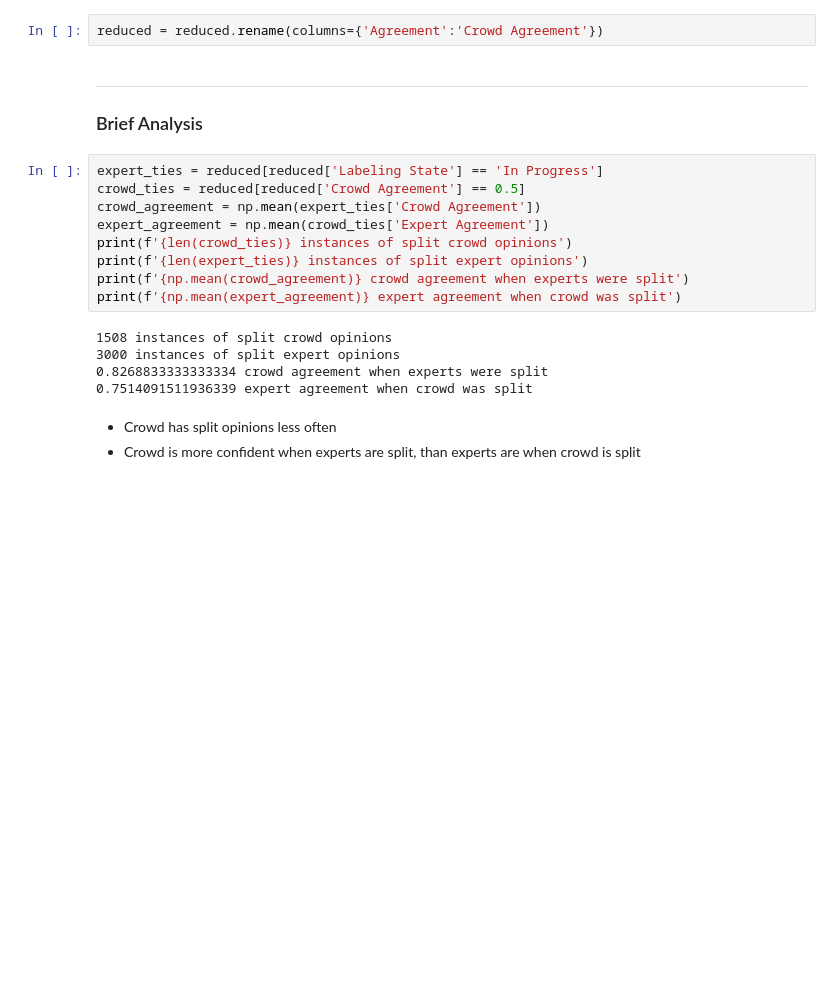
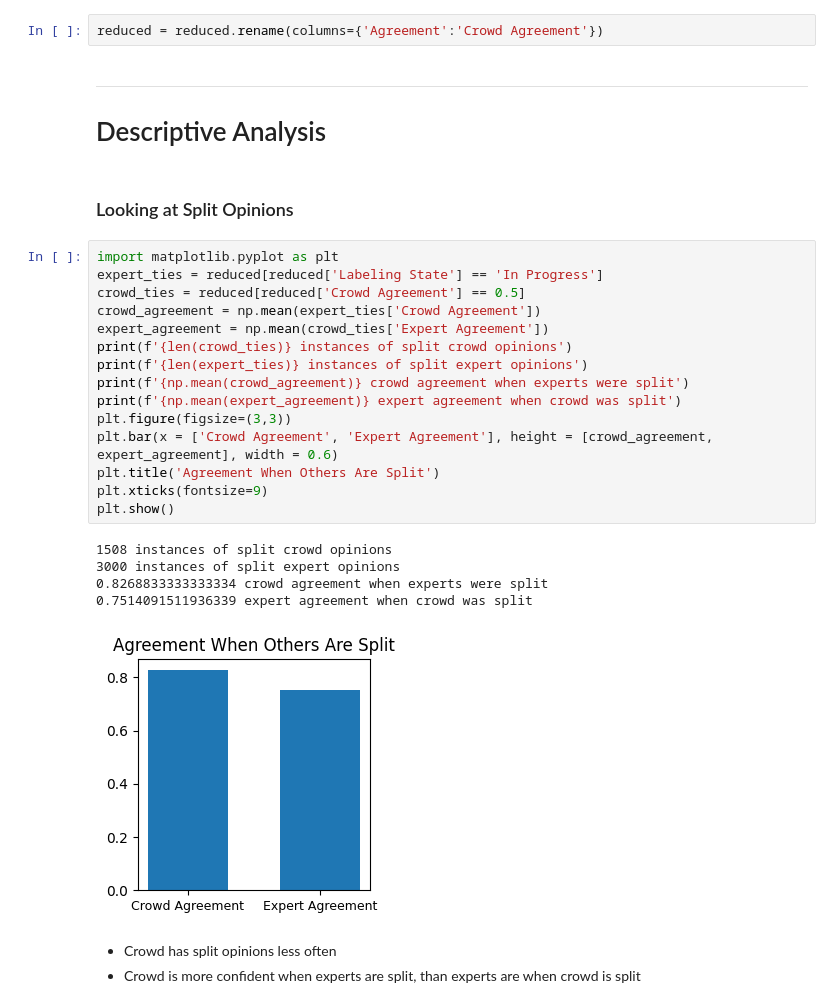
Before and after one commit to Pschnizer/OpenAvenues, a Jupyter notebook: Work.ipynb, the cells around one changed output. Saved outputs shown, nothing was run; the diff lists cells and outputs as text; blank space fills up the shorter version.

Commit message:
Adding Descriptive Analysis

```diff
--- a/Work.ipynb
+++ b/Work.ipynb
@@ -104,21 +104,30 @@ reduced.head()
 reduced = reduced.rename(columns={'Agreement':'Crowd Agreement'})
 # %% [markdown]
 ---
-### Brief Analysis
+# Descriptive Analysis
+# %% [markdown]
+### Looking at Split Opinions
 # %%
+import matplotlib.pyplot as plt
 expert_ties = reduced[reduced['Labeling State'] == 'In Progress']
 crowd_ties = reduced[reduced['Crowd Agreement'] == 0.5]
 crowd_agreement = np.mean(expert_ties['Crowd Agreement'])
 expert_agreement = np.mean(crowd_ties['Expert Agreement'])
 print(f'{len(crowd_ties)} instances of split crowd opinions')
 print(f'{len(expert_ties)} instances of split expert opinions')
 print(f'{np.mean(crowd_agreement)} crowd agreement when experts were split')
 print(f'{np.mean(expert_agreement)} expert agreement when crowd was split')
+plt.figure(figsize=(3,3))
+plt.bar(x = ['Crowd Agreement', 'Expert Agreement'], height = [crowd_agreement, expert_agreement], width = 0.6)
+plt.title('Agreement When Others Are Split')
+plt.xticks(fontsize=9)
+plt.show()
 # %% [output]
 1508 instances of split crowd opinions
 3000 instances of split expert opinions
 0.8268833333333334 crowd agreement when experts were split
 0.7514091511936339 expert agreement when crowd was split
+[figure, added]
 # %% [markdown]
 - Crowd has split opinions less often
 - Crowd is more confident when experts are split, than experts are when crowd is split
```
Also changed, not shown: parts of 21 cells of this notebook.
